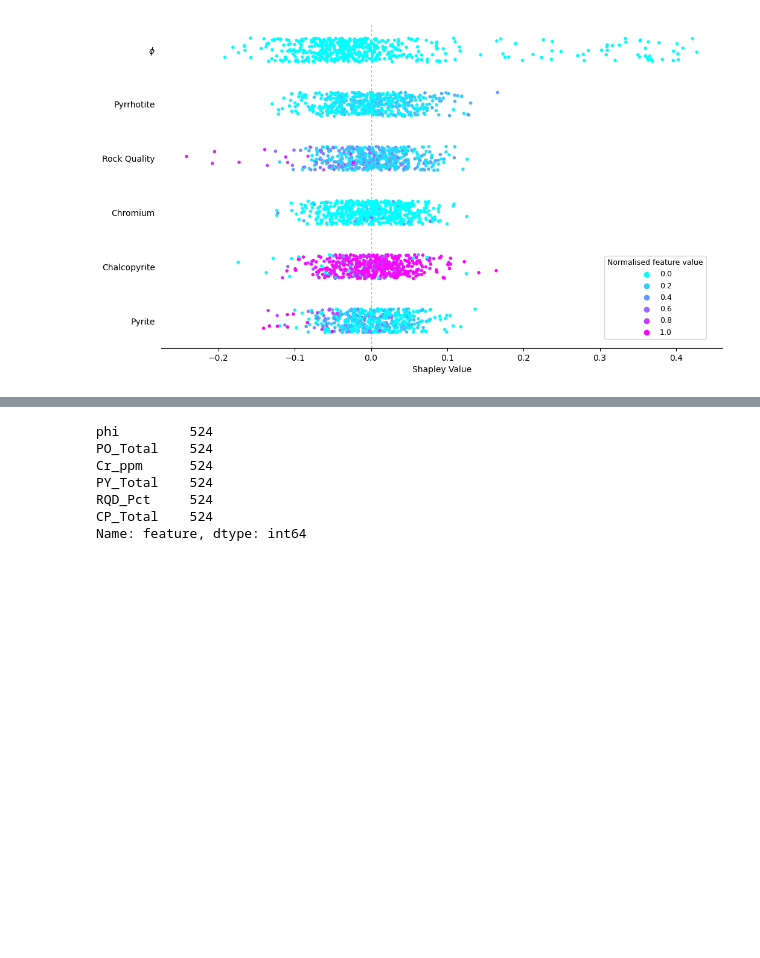
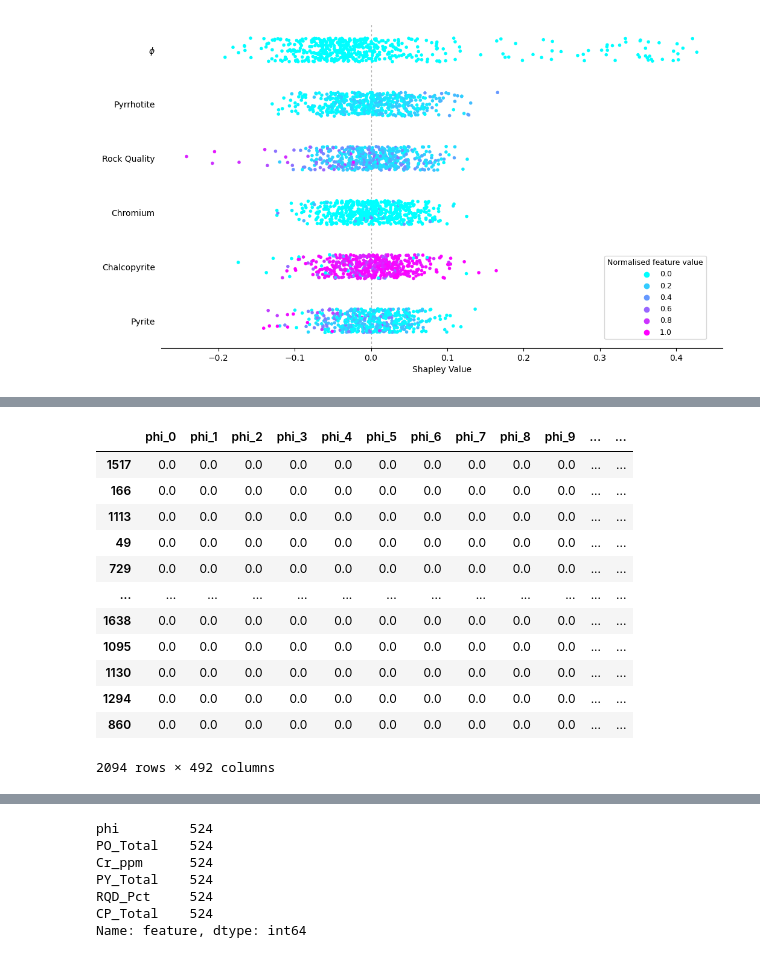
Before and after one commit to Fabian-Leal/PhD-Thesis---Incorporating-Deep-Learning-into-Statistical-Models-for-Spatial-Interpolation, a Jupyter notebook: Paper 3 PhD BNNs for multivariate predictions/DeepKriging/Explanations/Explanations.ipynb, the cells around one changed output, grey strips where cells are left out. Saved outputs shown, nothing was run; the diff lists cells and outputs as text; code cells hidden in the pictures; blank space fills up the shorter version.

```diff
--- a/Paper 3 PhD BNNs for multivariate predictions/DeepKriging/Explanations/Explanations.ipynb
+++ b/Paper 3 PhD BNNs for multivariate predictions/DeepKriging/Explanations/Explanations.ipynb
@@ -551,3 +535,19 @@ X_test
+# %%
+X_train
+# %% [output]
+|  | phi_0 | phi_1 | phi_2 | phi_3 | phi_4 | phi_5 | phi_6 | phi_7 | phi_8 | phi_9 | ... | ... |
+| 1517 | 0.0 | 0.0 | 0.0 | 0.0 | 0.0 | 0.0 | 0.0 | 0.0 | 0.0 | 0.0 | ... | ... |
+| 166 | 0.0 | 0.0 | 0.0 | 0.0 | 0.0 | 0.0 | 0.0 | 0.0 | 0.0 | 0.0 | ... | ... |
+| 1113 | 0.0 | 0.0 | 0.0 | 0.0 | 0.0 | 0.0 | 0.0 | 0.0 | 0.0 | 0.0 | ... | ... |
+| 49 | 0.0 | 0.0 | 0.0 | 0.0 | 0.0 | 0.0 | 0.0 | 0.0 | 0.0 | 0.0 | ... | ... |
+| 729 | 0.0 | 0.0 | 0.0 | 0.0 | 0.0 | 0.0 | 0.0 | 0.0 | 0.0 | 0.0 | ... | ... |
+| ... | ... | ... | ... | ... | ... | ... | ... | ... | ... | ... | ... | ... |
+| 1638 | 0.0 | 0.0 | 0.0 | 0.0 | 0.0 | 0.0 | 0.0 | 0.0 | 0.0 | 0.0 | ... | ... |
+| 1095 | 0.0 | 0.0 | 0.0 | 0.0 | 0.0 | 0.0 | 0.0 | 0.0 | 0.0 | 0.0 | ... | ... |
+| 1130 | 0.0 | 0.0 | 0.0 | 0.0 | 0.0 | 0.0 | 0.0 | 0.0 | 0.0 | 0.0 | ... | ... |
+| 1294 | 0.0 | 0.0 | 0.0 | 0.0 | 0.0 | 0.0 | 0.0 | 0.0 | 0.0 | 0.0 | ... | ... |
+| 860 | 0.0 | 0.0 | 0.0 | 0.0 | 0.0 | 0.0 | 0.0 | 0.0 | 0.0 | 0.0 | ... | ... |
+2094 rows × 492 columns
 # %%
 deposit_data
 # %% [output]
```
Also changed, not shown: parts of 1 cell of this notebook, 8 other files.
